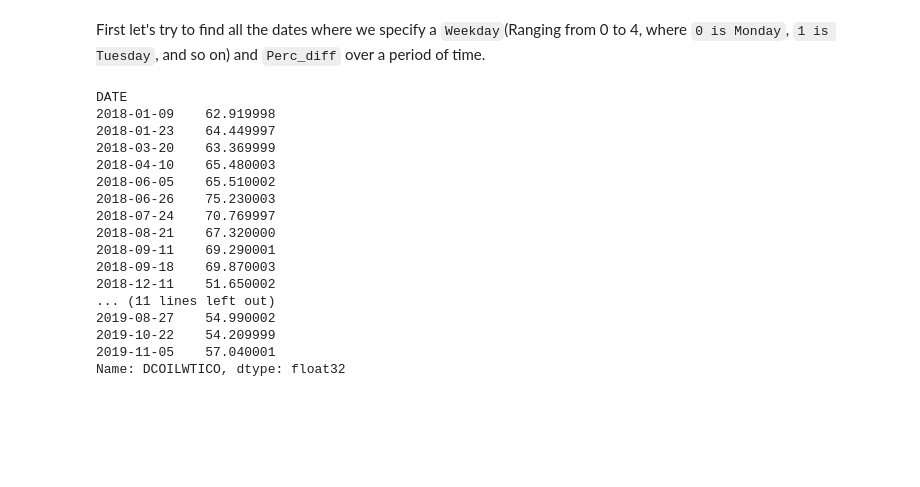
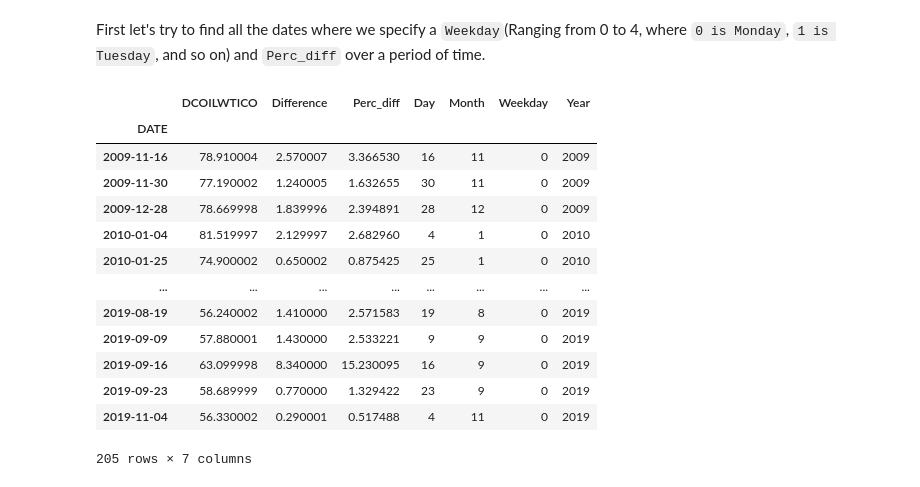
Before and after one commit to omkarudawant/Oil-Price-Analysis, a Jupyter notebook: Analysis.ipynb, the cells around one changed output. Saved outputs shown, nothing was run; the diff lists cells and outputs as text; code cells hidden in the pictures; blank space fills up the shorter version.

```diff
--- a/Analysis.ipynb
+++ b/Analysis.ipynb
@@ -108,26 +107,23 @@ As we can see the final dataframe above, now we can work on getting similar perc
 # %% [markdown]
 First let's try to find all the dates where we specify a `Weekday`(Ranging from 0 to 4, where `0 is Monday`, `1 is Tuesday`, and so on) and `Perc_diff` over a period of time.
 # %%
-start_date = '2018-01-01'
-# end_date =
-percent_change = 1
-weekday = 1  # 0 to 4 (Monday to Friday)
-df.loc[(df['Perc_diff'] > percent_change) & (df['Weekday'] == weekday)]['DCOILWTICO'][start_date:]
+start_date = '2009-11-01'
+end_date = '2019-11-18'
+percent_change = 0.1
+weekday = 0  # 0 to 4 (Monday to Friday)
+df.loc[(df['Perc_diff'] > percent_change) & (df['Weekday'] == weekday)][start_date:end_date]
 # %% [output]
+|  | DCOILWTICO | Difference | Perc_diff | Day | Month | Weekday | Year |
+| DATE |  |  |  |  |  |  |  |
+| 2009-11-16 | 78.910004 | 2.570007 | 3.366530 | 16 | 11 | 0 | 2009 |
+| 2009-11-30 | 77.190002 | 1.240005 | 1.632655 | 30 | 11 | 0 | 2009 |
+| 2009-12-28 | 78.669998 | 1.839996 | 2.394891 | 28 | 12 | 0 | 2009 |
+| 2010-01-04 | 81.519997 | 2.129997 | 2.682960 | 4 | 1 | 0 | 2010 |
+| 2010-01-25 | 74.900002 | 0.650002 | 0.875425 | 25 | 1 | 0 | 2010 |
+| ... | ... | ... | ... | ... | ... | ... | ... |
+| 2019-08-19 | 56.240002 | 1.410000 | 2.571583 | 19 | 8 | 0 | 2019 |
+| 2019-09-09 | 57.880001 | 1.430000 | 2.533221 | 9 | 9 | 0 | 2019 |
+| 2019-09-16 | 63.099998 | 8.340000 | 15.230095 | 16 | 9 | 0 | 2019 |
+| 2019-09-23 | 58.689999 | 0.770000 | 1.329422 | 23 | 9 | 0 | 2019 |
+| 2019-11-04 | 56.330002 | 0.290001 | 0.517488 | 4 | 11 | 0 | 2019 |
-DATE
-2018-01-09    62.919998
-2018-01-23    64.449997
-2018-03-20    63.369999
-2018-04-10    65.480003
-2018-06-05    65.510002
-2018-06-26    75.230003
-2018-07-24    70.769997
-2018-08-21    67.320000
-2018-09-11    69.290001
-2018-09-18    69.870003
-2018-12-11    51.650002
-... (11 lines left out)
-2019-08-27    54.990002
-2019-10-22    54.209999
-2019-11-05    57.040001
-Name: DCOILWTICO, dtype: float32
+205 rows × 7 columns
```
Also changed, not shown: parts of 2 cells of this notebook.
